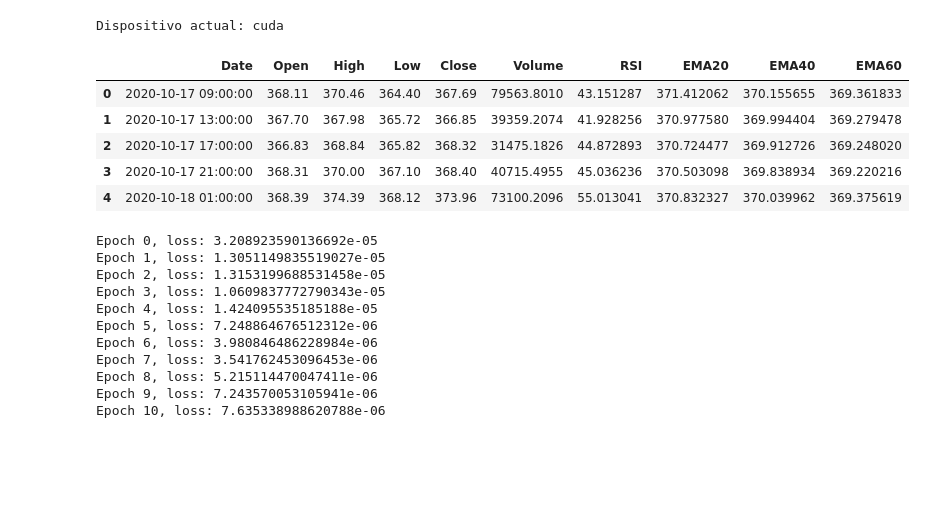
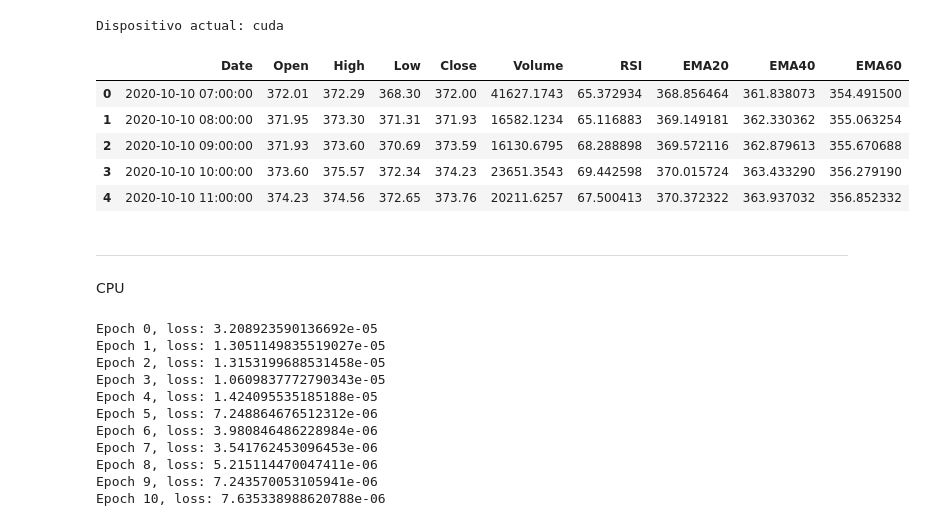
Before and after one commit to Galo0000/Proyectos-en-Python, a Jupyter notebook: Bot cryptos/Crypto/lstm.ipynb, the cells around one changed output. Drawn from its saved outputs; the diff is of its cells as text; code cells hidden in the pictures; blank space fills up the shorter version.

```diff
--- a/Bot cryptos/Crypto/lstm.ipynb
+++ b/Bot cryptos/Crypto/lstm.ipynb
@@ -12,17 +12,21 @@ print("Dispositivo actual:", device)
 Dispositivo actual: cuda
 # %%
 # Cargar datos
-df = pd.read_pickle('./Datasets/df_ETHUSDT_4h.pickle')
+df = pd.read_pickle('./Datasets/df_ETHUSDT_1h.pickle')
 df = df.iloc[59::]
 df.reset_index(drop=True, inplace=True)
 df.head()
 # %% [output]
 |  | Date | Open | High | Low | Close | Volume | RSI | EMA20 | EMA40 | EMA60 |
-| 0 | 2020-10-17 09:00:00 | 368.11 | 370.46 | 364.40 | 367.69 | 79563.8010 | 43.151287 | 371.412062 | 370.155655 | 369.361833 |
-| 1 | 2020-10-17 13:00:00 | 367.70 | 367.98 | 365.72 | 366.85 | 39359.2074 | 41.928256 | 370.977580 | 369.994404 | 369.279478 |
-| 2 | 2020-10-17 17:00:00 | 366.83 | 368.84 | 365.82 | 368.32 | 31475.1826 | 44.872893 | 370.724477 | 369.912726 | 369.248020 |
-| 3 | 2020-10-17 21:00:00 | 368.31 | 370.00 | 367.10 | 368.40 | 40715.4955 | 45.036236 | 370.503098 | 369.838934 | 369.220216 |
-| 4 | 2020-10-18 01:00:00 | 368.39 | 374.39 | 368.12 | 373.96 | 73100.2096 | 55.013041 | 370.832327 | 370.039962 | 369.375619 |
+| 0 | 2020-10-10 07:00:00 | 372.01 | 372.29 | 368.30 | 372.00 | 41627.1743 | 65.372934 | 368.856464 | 361.838073 | 354.491500 |
+| 1 | 2020-10-10 08:00:00 | 371.95 | 373.30 | 371.31 | 371.93 | 16582.1234 | 65.116883 | 369.149181 | 362.330362 | 355.063254 |
+| 2 | 2020-10-10 09:00:00 | 371.93 | 373.60 | 370.69 | 373.59 | 16130.6795 | 68.288898 | 369.572116 | 362.879613 | 355.670688 |
+| 3 | 2020-10-10 10:00:00 | 373.60 | 375.57 | 372.34 | 374.23 | 23651.3543 | 69.442598 | 370.015724 | 363.433290 | 356.279190 |
+| 4 | 2020-10-10 11:00:00 | 374.23 | 374.56 | 372.65 | 373.76 | 20211.6257 | 67.500413 | 370.372322 | 363.937032 | 356.852332 |
+# %% [markdown]
+***
+# %% [markdown]
+CPU
 # %%
 # Supongamos que tienes un DataFrame 'df' con las columnas: Open, High, Low, Close, Volume, RSI, EMA20, EMA40, EMA60
 # Cargar el DataFrame 'df' con los datos
```
Also changed, not shown: parts of 1 cell of this notebook, 2 other files.
